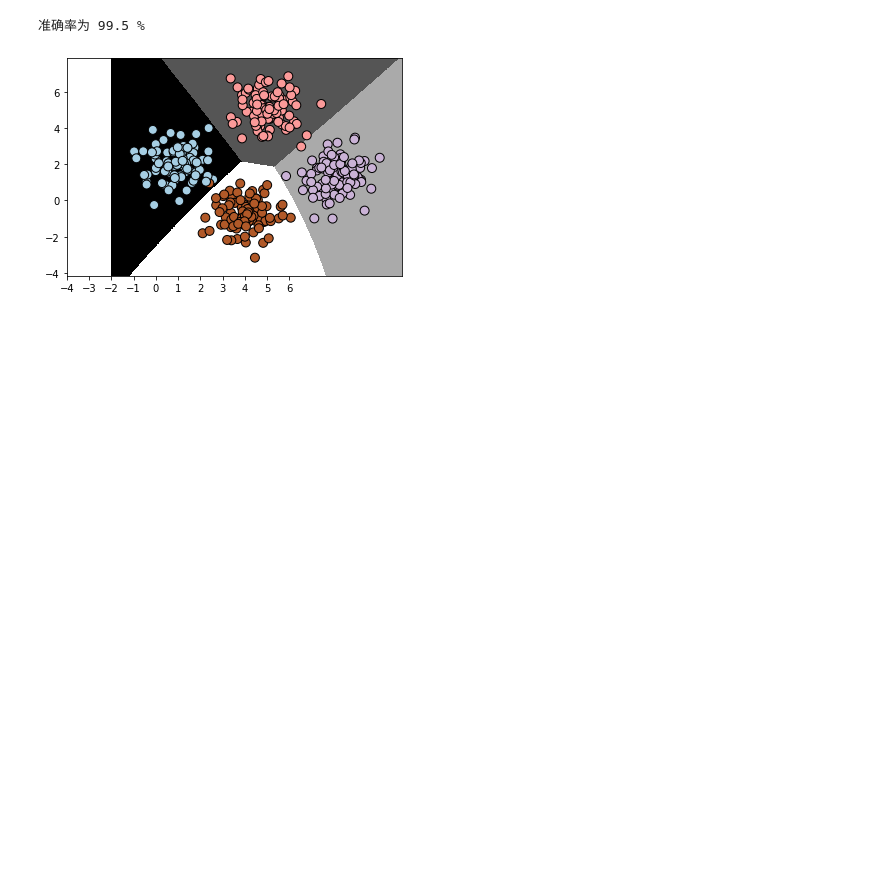
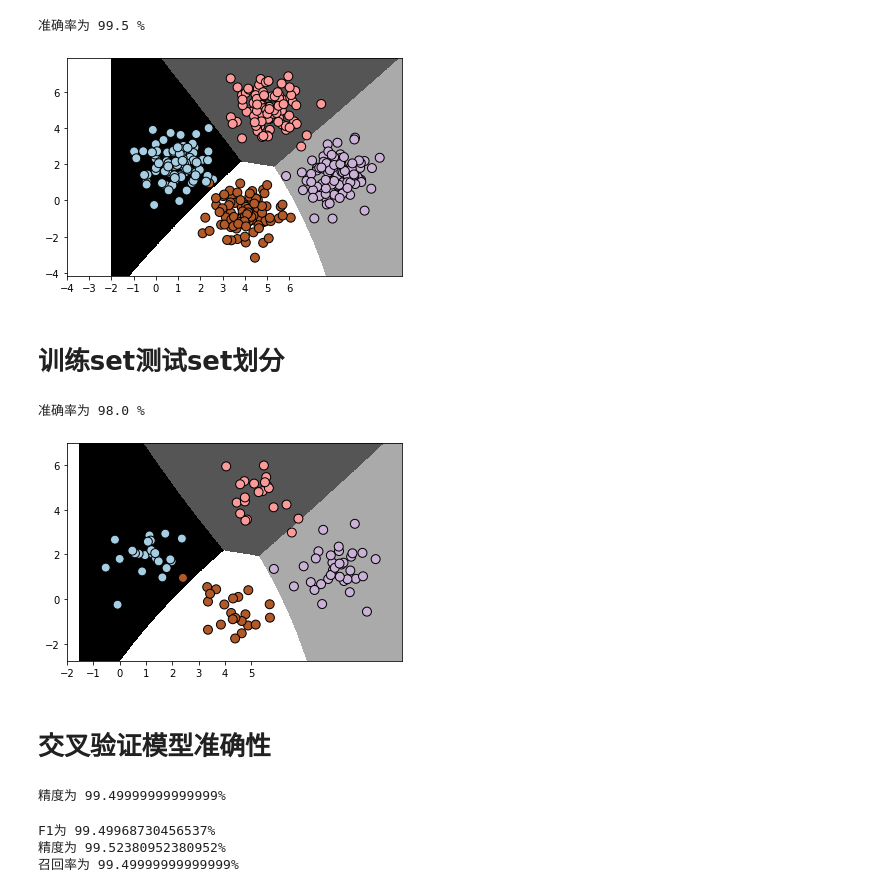
Before and after one commit to nullland1027/machine-learning-cook, a Jupyter notebook: 07_朴素贝叶斯分类器.ipynb, the cells around one changed output. Cells and saved outputs as stored; diff of their text form; code cells hidden in the pictures; blank space fills up the shorter version.

```diff
--- a/07_朴素贝叶斯分类器.ipynb
+++ b/07_朴素贝叶斯分类器.ipynb
@@ -56,3 +58,43 @@ plot_classifier(cf_gauss, X, y)
 # %% [output]
 准确率为 99.5 %
 [figure]
+# %% [markdown]
+# 训练set测试set划分
+# %%
+X_train, X_test, y_train, y_test = train_test_split(X, y, test_size=0.25, random_state=5)
+cf_new = GaussianNB()
+cf_new.fit(X_train, y_train)
+
+# 测试
+y_test_pred = cf_new.predict(X_test)
+acc = 100.0 * (y_test == y_test_pred).sum() / X_test.shape[0]
+print('准确率为', acc, '%')
+
+# 画图
+plot_classifier(cf_new, X_test, y_test)
+# %% [output]
+准确率为 98.0 %
+[figure, added]
+# %% [markdown]
+# 交叉验证模型准确性
+# %%
+# 计算精度
+num_validation = 5
+accuracy = cross_val_score(cf_gauss, X, y, scoring='accuracy', cv=num_validation)
+print('精度为', str(100 * accuracy.mean()) + '%')
+# %% [output]
+精度为 99.49999999999999%
+# %%
+# 精度、召回率、F1得分
+f1 = cross_val_score(cf_gauss, X, y, scoring='f1_weighted', cv=num_validation)
+print('F1为', str(100 * f1.mean()) + '%')
+
+precision = cross_val_score(cf_gauss, X, y, scoring='precision_weighted', cv=num_validation)
+print('精度为', str(100 * precision.mean()) + '%')
+
+recall = cross_val_score(cf_gauss, X, y, scoring='recall_weighted', cv=num_validation)
+print('召回率为', str(100 * recall.mean()) + '%')
+# %% [output]
+F1为 99.49968730456537%
+精度为 99.52380952380952%
+召回率为 99.49999999999999%
```
Also changed, not shown: parts of 1 cell of this notebook, 1 other file.
